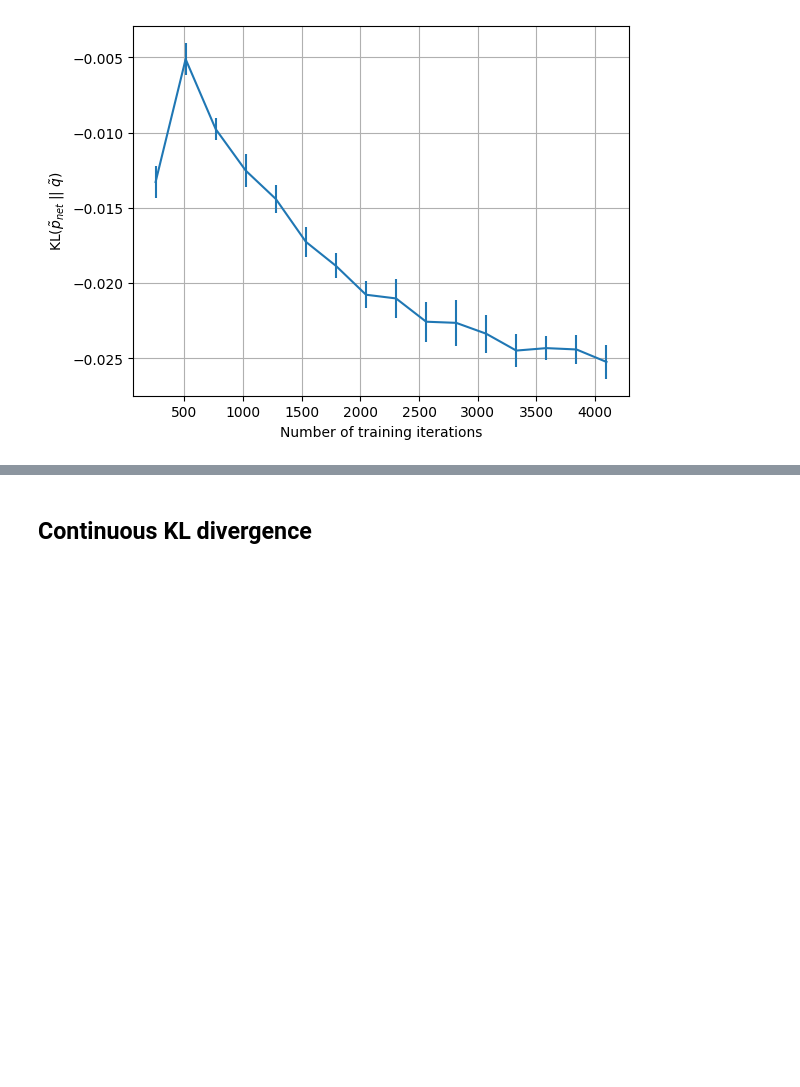
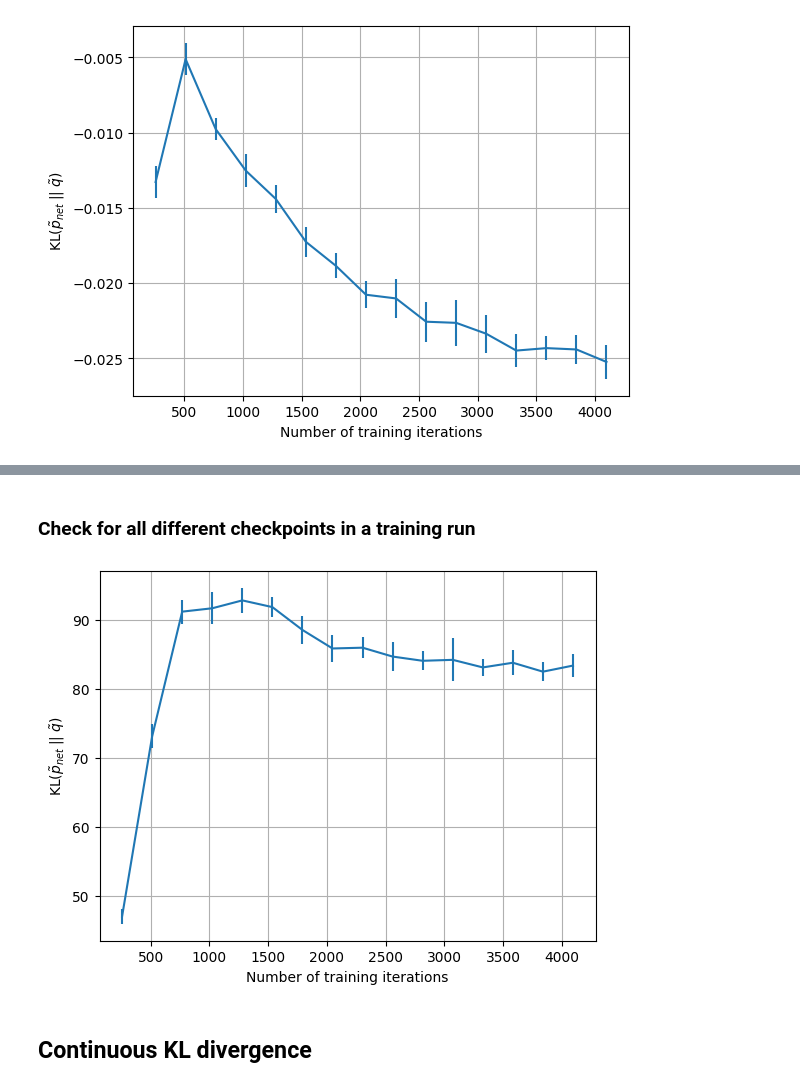
Before and after one commit to 0xInfty/Autoguided, a Jupyter notebook: TestKLDivergence.ipynb, the cells around one changed output, grey strips where cells are left out. Drawn from its saved outputs; the diff is of its cells as text; code cells hidden in the pictures; blank space fills up the shorter version.

```diff
--- a/TestKLDivergence.ipynb
+++ b/TestKLDivergence.ipynb
@@ -49,7 +49,7 @@ ema_std=0.010
 # Guidance parameters
 guidance=False
 guidance_weight=3
-guide_path=os.path.join(dirs.MODELS_HOME, "ToyExample", "10_EarlyStopACID", "Ref", "iter0512.pkl")
+guide_path = os.path.join(dirs.MODELS_HOME, "ToyExample", "10_EarlyStopACID_Ref_iter0512.pkl")
 guide_interpolation=False
 
 # ACID parameters
@@ -64,7 +64,7 @@ val_batch_size=4<<7
 test_batch_size=4<<8
 
 # Other parameters
-device=torch.device('cuda')
+device=torch.device('cuda:1')
 fig1_kwargs = dict(view_x=0.30, view_y=0.30, view_size=1.2, device=device)
 fig2_kwargs = dict(view_x=0.45, view_y=1.22, view_size=0.3, device=device)#, sample_distance=0.045, sigma_max=0.03)
 seed=0
@@ -248,3 +305,41 @@ plt.grid()
+# %% [markdown]
+### Check for all different checkpoints in a training run
+# %%
+n_samples = 1<<17
+checkpoints_path = os.path.join(dirs.MODELS_HOME, "ToyExample", "10_EarlyStopACID_InvertedGuideACID")
+
+checkpoints = os.listdir(checkpoints_path)
+checkpoints = vtext.filter_by_string_must(checkpoints, ".pkl")
+checkpoints = vtext.filter_by_string_must(checkpoints, "learner", must=False)
+checkpoints.sort()
+checkpoints_filepaths = [os.path.join(checkpoints_path, filename) for filename in checkpoints]
+n_iterations = [vtext.find_numbers(filename)[0] for filename in checkpoints]
+# %%
+mean_results, std_results = [], []
+for filepath in checkpoints_filepaths:
+
+    # Load checkpoint
+    with builtins.open(filepath, "rb") as f:
+        model = pickle.load(f).to(device)
+    results = []
+
+    # Estimate 10 times
+    for k in range(10):
+        results.append( estimate_torch_KL_divergence(model, n_samples) )
+
+    # Get mean and standard deviation
+    mean_results.append( float(np.mean( results )) )
+    std_results.append( float(np.std( results )) )
+
+# 16 checkpoints took 7 min ==> 27 sec per checkpoint, quite expensive
+# %%
+plt.figure()
+plt.errorbar(n_iterations, mean_results, std_results, color="C0")
+plt.ylabel(r"KL$(\tilde{p}_{net}\;||\;\tilde{q})$");
+plt.xlabel("Number of training iterations");
+plt.grid()
+# %% [output]
+[figure, added]
 # %% [markdown]
 ## Continuous KL divergence
 # %%
```
Also changed, not shown: parts of 7 cells of this notebook.
